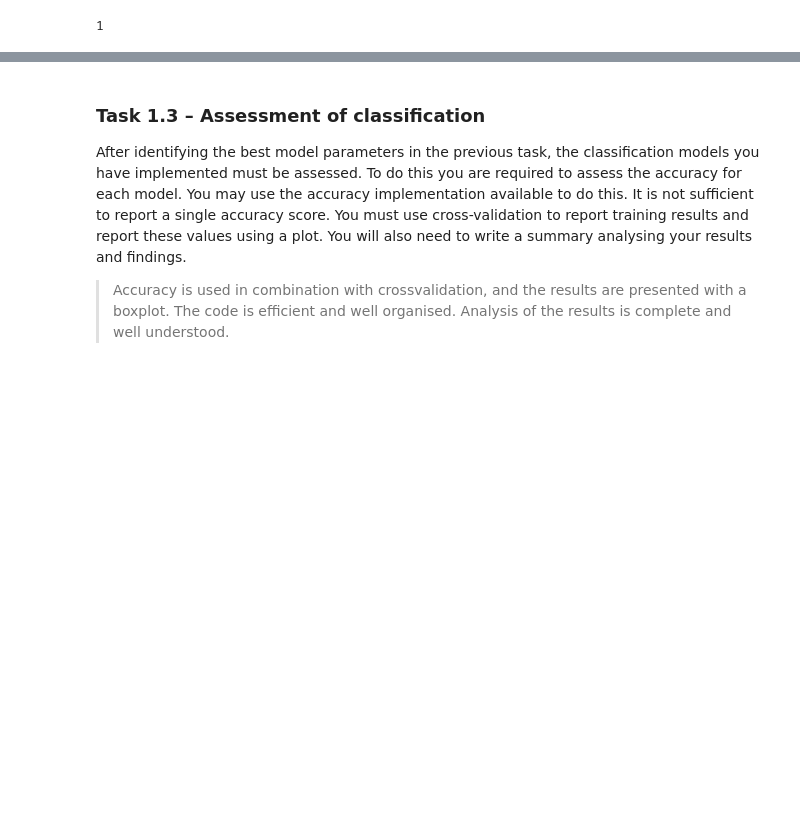
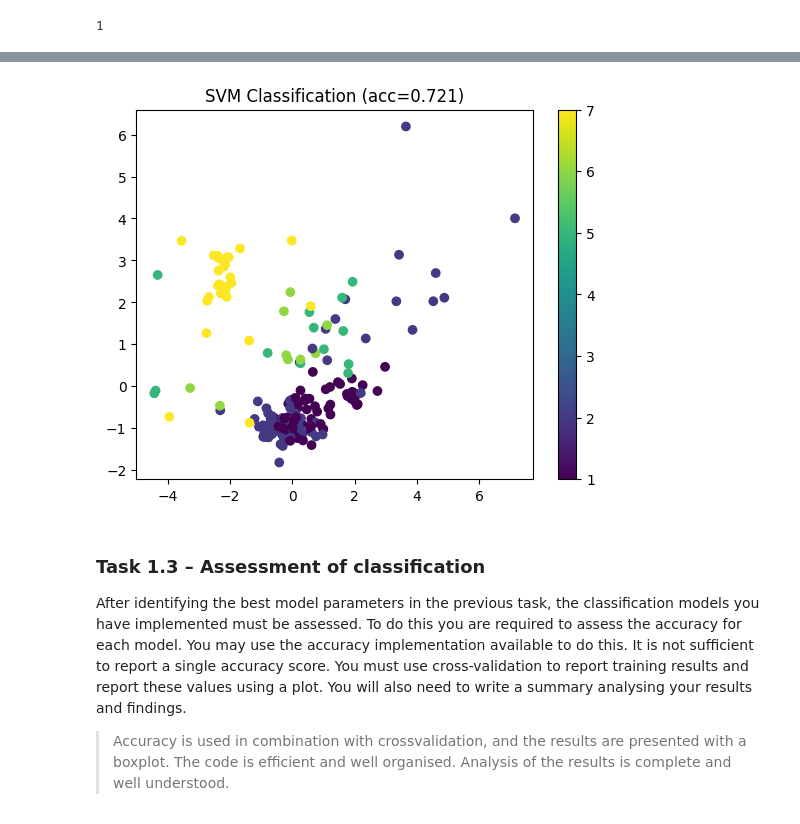
Before and after one commit to corey-richardson/comp2002, a Jupyter notebook: CW2/COMP2002.ipynb, the cells around one changed output, grey strips where cells are left out. Saved outputs shown, nothing was run; the diff lists cells and outputs as text; code cells hidden in the pictures; blank space fills up the shorter version.

```diff
--- a/CW2/COMP2002.ipynb
+++ b/CW2/COMP2002.ipynb
@@ -145,3 +150,22 @@ AttributeError: 'SVC' object has no attribute 'cross_val_score'
+# %%
+# Train best SVM machine
+if best_svm[0] == "poly":
+    svm_classifier = SVC(kernel=best_svm[0], degree=best_svm[1])
+else:
+    svm_classifier = SVC(kernel=best_svm[0])
+
+svm_classifier.fit(X_train, y_train)
+svm_score = svm_classifier.score(X_test, y_test)
+
+svm_classified_data = svm_classifier.predict(inputs)
+# %%
+plt.figure()
+plt.scatter(compressed[:, 0], compressed[:, 1], c=svm_classified_data)
+plt.title(f"SVM Classification (acc={svm_score:.3f})")
+plt.colorbar()
+plt.show()
+# %% [output]
+[figure, added]
 # %% [markdown]
 ### Task 1.3 – Assessment of classification
 
```
Also changed, not shown: parts of 4 cells of this notebook.
